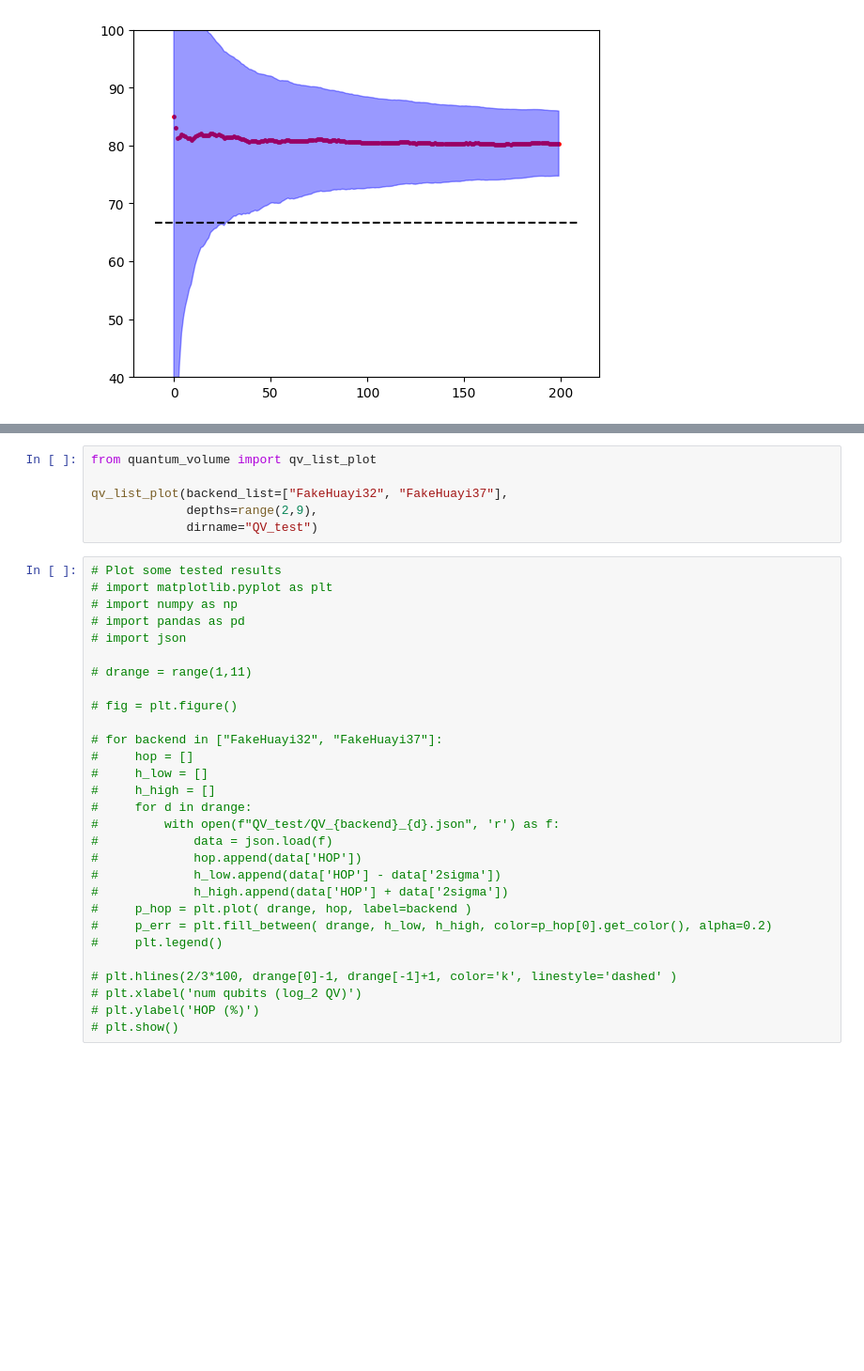
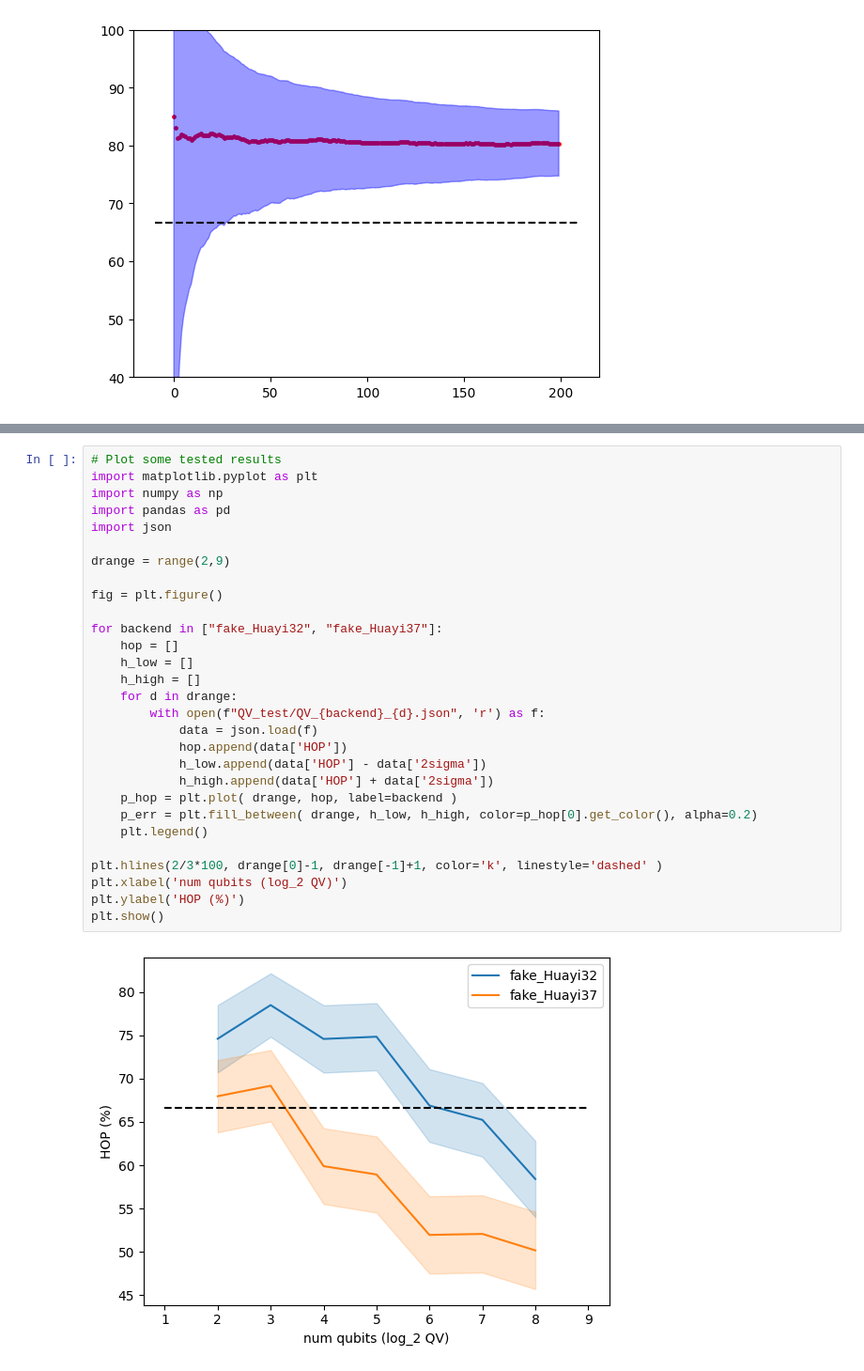
Before and after one commit to coding-xyz/huayi-providers, a Jupyter notebook: Quantum Volume.ipynb, the cells around one changed output, grey strips where cells are left out. Shown at 94% size. Saved outputs shown, nothing was run; the diff lists cells and outputs as text; blank space fills up the shorter version.

```diff
--- a/Quantum Volume.ipynb
+++ b/Quantum Volume.ipynb
@@ -174,35 +204,31 @@ Passed?: True
-# %%
-from quantum_volume import qv_list_plot
-
-qv_list_plot(backend_list=["FakeHuayi32", "FakeHuayi37"],
-             depths=range(2,9),
-             dirname="QV_test")
 # %%
 # Plot some tested results
-# import matplotlib.pyplot as plt
-# import numpy as np
-# import pandas as pd
-# import json
+import matplotlib.pyplot as plt
+import numpy as np
+import pandas as pd
+import json
 
-# drange = range(1,11)
+drange = range(2,9)
 
-# fig = plt.figure()
+fig = plt.figure()
 
-# for backend in ["FakeHuayi32", "FakeHuayi37"]:
-#     hop = []
-#     h_low = []
-#     h_high = []
-#     for d in drange:
-#         with open(f"QV_test/QV_{backend}_{d}.json", 'r') as f:
-#             data = json.load(f)
-#             hop.append(data['HOP'])
-#             h_low.append(data['HOP'] - data['2sigma'])
-#             h_high.append(data['HOP'] + data['2sigma'])
-#     p_hop = plt.plot( drange, hop, label=backend )
-#     p_err = plt.fill_between( drange, h_low, h_high, color=p_hop[0].get_color(), alpha=0.2)
-#     plt.legend()
+for backend in ["fake_Huayi32", "fake_Huayi37"]:
+    hop = []
+    h_low = []
+    h_high = []
+    for d in drange:
+        with open(f"QV_test/QV_{backend}_{d}.json", 'r') as f:
+            data = json.load(f)
+            hop.append(data['HOP'])
+            h_low.append(data['HOP'] - data['2sigma'])
+            h_high.append(data['HOP'] + data['2sigma'])
+    p_hop = plt.plot( drange, hop, label=backend )
+    p_err = plt.fill_between( drange, h_low, h_high, color=p_hop[0].get_color(), alpha=0.2)
+    plt.legend()
 
-# plt.hlines(2/3*100, drange[0]-1, drange[-1]+1, color='k', linestyle='dashed' )
-# plt.xlabel('num qubits (log_2 QV)')
-# plt.ylabel('HOP (%)')
-# plt.show()
+plt.hlines(2/3*100, drange[0]-1, drange[-1]+1, color='k', linestyle='dashed' )
+plt.xlabel('num qubits (log_2 QV)')
+plt.ylabel('HOP (%)')
+plt.show()
+# %% [output]
+[figure, added]
```
Also changed, not shown: parts of 1 cell of this notebook.
